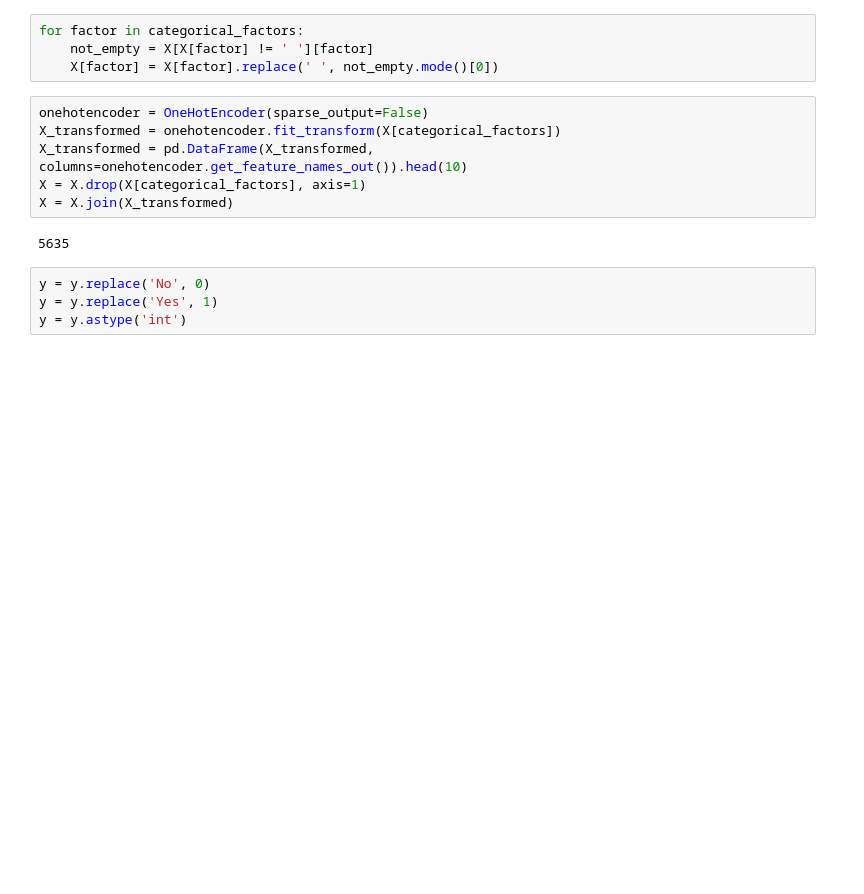
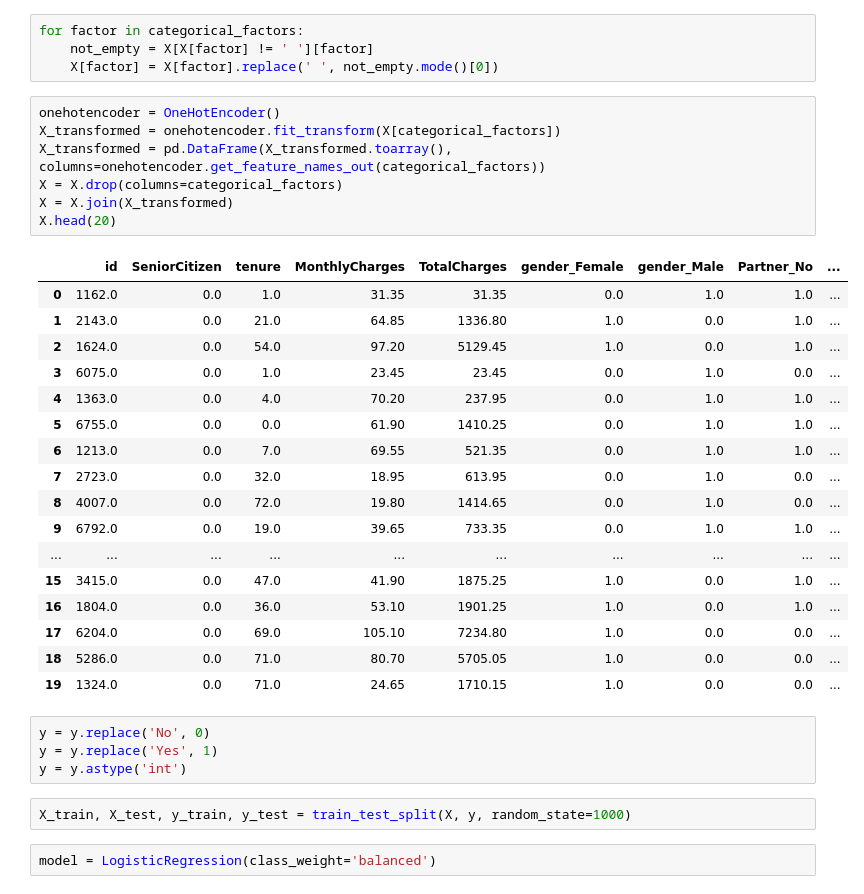
Before and after one commit to IvanMedvedev11/AI-challenge-2025-qualification-stage, a Jupyter notebook: model.ipynb, the cells around one changed output. Drawn from its saved outputs; the diff is of its cells as text; blank space fills up the shorter version.

Commit message:
Model training

```diff
--- a/model.ipynb
+++ b/model.ipynb
@@ -27,14 +35,35 @@ for factor in categorical_factors:
     not_empty = X[X[factor] != ' '][factor]
     X[factor] = X[factor].replace(' ', not_empty.mode()[0])
 # %%
-onehotencoder = OneHotEncoder(sparse_output=False)
+onehotencoder = OneHotEncoder()
 X_transformed = onehotencoder.fit_transform(X[categorical_factors])
-X_transformed = pd.DataFrame(X_transformed, columns=onehotencoder.get_feature_names_out()).head(10)
-X = X.drop(X[categorical_factors], axis=1)
+X_transformed = pd.DataFrame(X_transformed.toarray(), columns=onehotencoder.get_feature_names_out(categorical_factors))
+X = X.drop(columns=categorical_factors)
 X = X.join(X_transformed)
+X.head(20)
 # %% [output]
-5635
+|  | id | SeniorCitizen | tenure | MonthlyCharges | TotalCharges | gender_Female | gender_Male | Partner_No | ... |
+| 0 | 1162.0 | 0.0 | 1.0 | 31.35 | 31.35 | 0.0 | 1.0 | 1.0 | ... |
+| 1 | 2143.0 | 0.0 | 21.0 | 64.85 | 1336.80 | 1.0 | 0.0 | 1.0 | ... |
+| 2 | 1624.0 | 0.0 | 54.0 | 97.20 | 5129.45 | 1.0 | 0.0 | 1.0 | ... |
+| 3 | 6075.0 | 0.0 | 1.0 | 23.45 | 23.45 | 0.0 | 1.0 | 0.0 | ... |
+| 4 | 1363.0 | 0.0 | 4.0 | 70.20 | 237.95 | 0.0 | 1.0 | 1.0 | ... |
+| 5 | 6755.0 | 0.0 | 0.0 | 61.90 | 1410.25 | 0.0 | 1.0 | 1.0 | ... |
+| 6 | 1213.0 | 0.0 | 7.0 | 69.55 | 521.35 | 0.0 | 1.0 | 1.0 | ... |
+| 7 | 2723.0 | 0.0 | 32.0 | 18.95 | 613.95 | 0.0 | 1.0 | 0.0 | ... |
+| 8 | 4007.0 | 0.0 | 72.0 | 19.80 | 1414.65 | 0.0 | 1.0 | 0.0 | ... |
+| 9 | 6792.0 | 0.0 | 19.0 | 39.65 | 733.35 | 0.0 | 1.0 | 1.0 | ... |
+| ... | ... | ... | ... | ... | ... | ... | ... | ... | ... |
+| 15 | 3415.0 | 0.0 | 47.0 | 41.90 | 1875.25 | 1.0 | 0.0 | 1.0 | ... |
+| 16 | 1804.0 | 0.0 | 36.0 | 53.10 | 1901.25 | 1.0 | 0.0 | 1.0 | ... |
+| 17 | 6204.0 | 0.0 | 69.0 | 105.10 | 7234.80 | 1.0 | 0.0 | 0.0 | ... |
+| 18 | 5286.0 | 0.0 | 71.0 | 80.70 | 5705.05 | 1.0 | 0.0 | 0.0 | ... |
+| 19 | 1324.0 | 0.0 | 71.0 | 24.65 | 1710.15 | 1.0 | 0.0 | 0.0 | ... |
 # %%
 y = y.replace('No', 0)
 y = y.replace('Yes', 1)
 y = y.astype('int')
+# %%
+X_train, X_test, y_train, y_test = train_test_split(X, y, random_state=1000)
+# %%
+model = LogisticRegression(class_weight='balanced')
```
Also changed, not shown: parts of 8 cells of this notebook, 1 other file.
